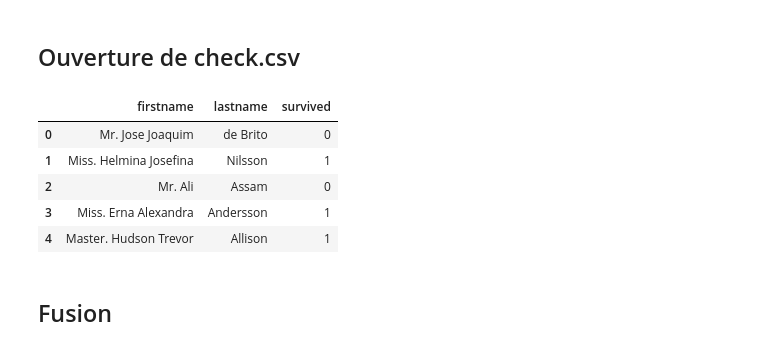
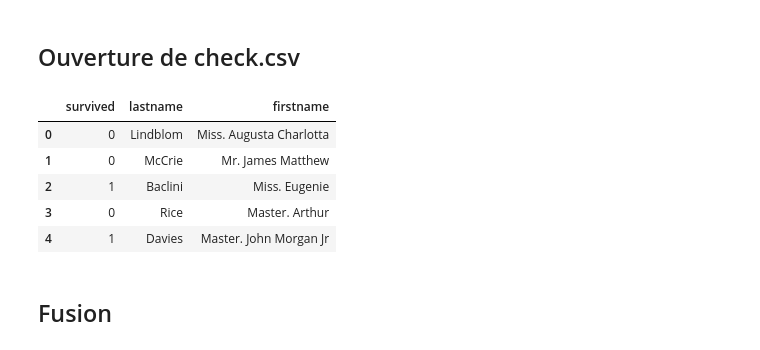
Before and after one commit to Ohm-T/Data-Clear, a Jupyter notebook: Python/analyze.ipynb, the cells around one changed output. Saved outputs shown, nothing was run; the diff lists cells and outputs as text; code cells hidden in the pictures.

```diff
--- a/Python/analyze.ipynb
+++ b/Python/analyze.ipynb
@@ -84,16 +148,16 @@ fr.Graal.testJar.mainExemple@63236226
 ## Ouverture de check.csv
 # %%
 dfSurvived = pd.read_csv("check.csv", header=None)
-columns = ["firstname","lastname","survived"]
+columns = ["survived","lastname","firstname"]
 dfSurvived = cleanData(dfSurvived,columns,vide)
 dfSurvived.head()
 # %% [output]
-|  | firstname | lastname | survived |
-| 0 | Mr. Jose Joaquim | de Brito | 0 |
-| 1 | Miss. Helmina Josefina | Nilsson | 1 |
-| 2 | Mr. Ali | Assam | 0 |
-| 3 | Miss. Erna Alexandra | Andersson | 1 |
-| 4 | Master. Hudson Trevor | Allison | 1 |
+|  | survived | lastname | firstname |
+| 0 | 0 | Lindblom | Miss. Augusta Charlotta |
+| 1 | 0 | McCrie | Mr. James Matthew |
+| 2 | 1 | Baclini | Miss. Eugenie |
+| 3 | 0 | Rice | Master. Arthur |
+| 4 | 1 | Davies | Master. John Morgan Jr |
 # %% [markdown]
 ## Fusion
 # %%
```
Also changed, not shown: parts of 12 cells of this notebook, 5 other files.
